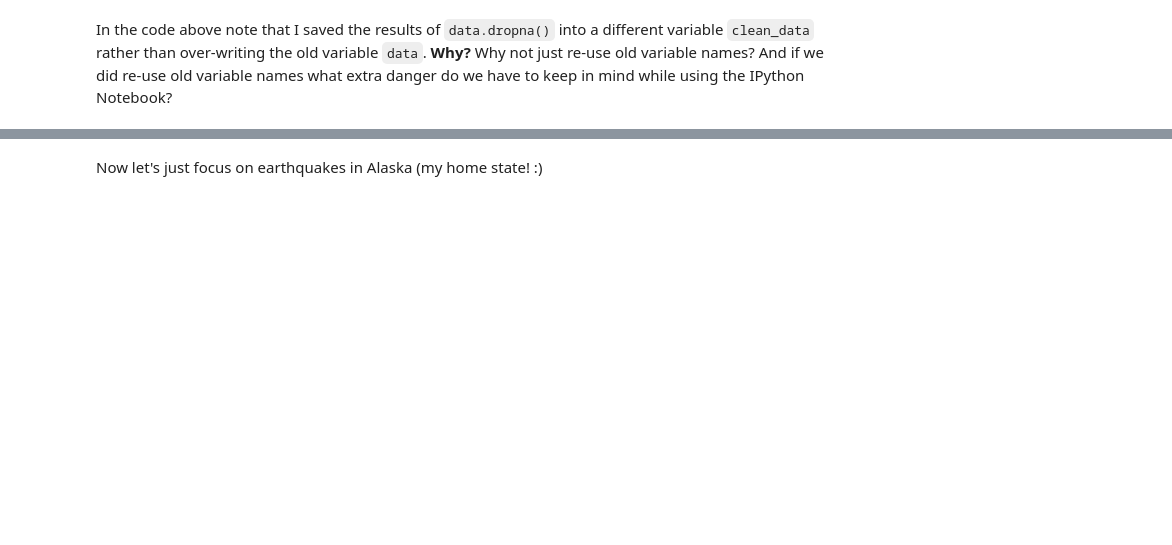
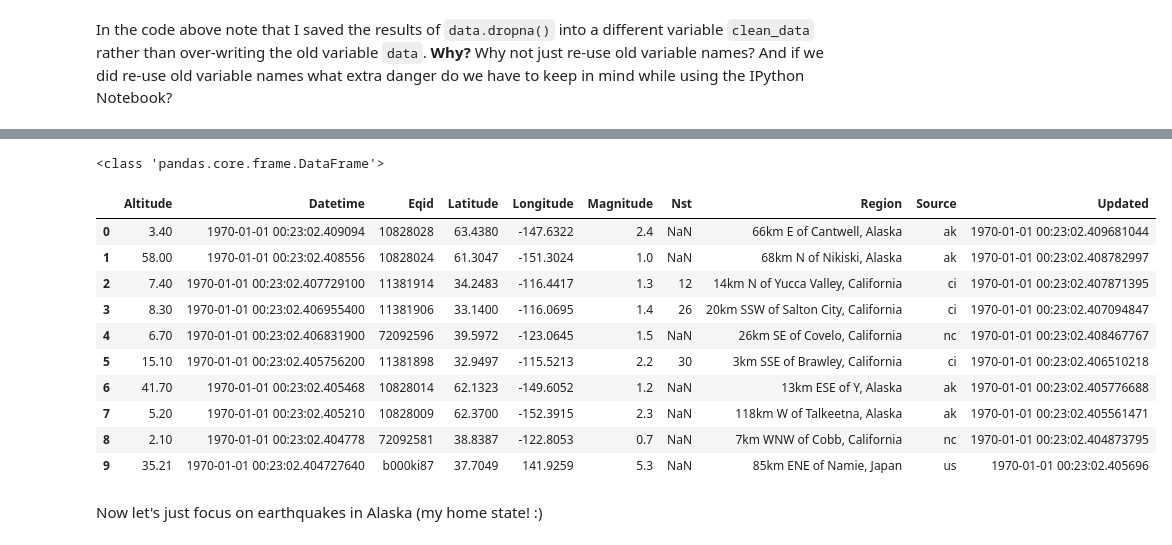
Before and after one commit to reenashah/recent-quakes, a Jupyter notebook: Earthquakes-Curation.ipynb, the cells around one changed output, grey strips where cells are left out. Drawn from its saved outputs; the diff is of its cells as text; code cells hidden in the pictures; blank space fills up the shorter version.

```diff
--- a/Earthquakes-Curation.ipynb
+++ b/Earthquakes-Curation.ipynb
@@ -132,6 +218,21 @@ print dict
 # %%
 import pandas as pd
-pd.DataFrame.from_dict(dict)[0:4]
+x = pd.DataFrame.from_dict(my_dict)
+print type(x)
+x[0:10]
+# %% [output]
+<class 'pandas.core.frame.DataFrame'>
+|  | Altitude | Datetime | Eqid | Latitude | Longitude | Magnitude | Nst | Region | Source | Updated |
+| 0 | 3.40 | 1970-01-01 00:23:02.409094 | 10828028 | 63.4380 | -147.6322 | 2.4 | NaN | 66km E of Cantwell, Alaska | ak | 1970-01-01 00:23:02.409681044 |
+| 1 | 58.00 | 1970-01-01 00:23:02.408556 | 10828024 | 61.3047 | -151.3024 | 1.0 | NaN | 68km N of Nikiski, Alaska | ak | 1970-01-01 00:23:02.408782997 |
+| 2 | 7.40 | 1970-01-01 00:23:02.407729100 | 11381914 | 34.2483 | -116.4417 | 1.3 | 12 | 14km N of Yucca Valley, California | ci | 1970-01-01 00:23:02.407871395 |
+| 3 | 8.30 | 1970-01-01 00:23:02.406955400 | 11381906 | 33.1400 | -116.0695 | 1.4 | 26 | 20km SSW of Salton City, California | ci | 1970-01-01 00:23:02.407094847 |
+| 4 | 6.70 | 1970-01-01 00:23:02.406831900 | 72092596 | 39.5972 | -123.0645 | 1.5 | NaN | 26km SE of Covelo, California | nc | 1970-01-01 00:23:02.408467767 |
+| 5 | 15.10 | 1970-01-01 00:23:02.405756200 | 11381898 | 32.9497 | -115.5213 | 2.2 | 30 | 3km SSE of Brawley, California | ci | 1970-01-01 00:23:02.406510218 |
+| 6 | 41.70 | 1970-01-01 00:23:02.405468 | 10828014 | 62.1323 | -149.6052 | 1.2 | NaN | 13km ESE of Y, Alaska | ak | 1970-01-01 00:23:02.405776688 |
+| 7 | 5.20 | 1970-01-01 00:23:02.405210 | 10828009 | 62.3700 | -152.3915 | 2.3 | NaN | 118km W of Talkeetna, Alaska | ak | 1970-01-01 00:23:02.405561471 |
+| 8 | 2.10 | 1970-01-01 00:23:02.404778 | 72092581 | 38.8387 | -122.8053 | 0.7 | NaN | 7km WNW of Cobb, California | nc | 1970-01-01 00:23:02.404873795 |
+| 9 | 35.21 | 1970-01-01 00:23:02.404727640 | b000ki87 | 37.7049 | 141.9259 | 5.3 | NaN | 85km ENE of Namie, Japan | us | 1970-01-01 00:23:02.405696 |
 # %% [markdown]
 Now let's just focus on earthquakes in Alaska (my home state! :)
 # %%
```
Also changed, not shown: parts of 16 cells of this notebook, 3 other files.
